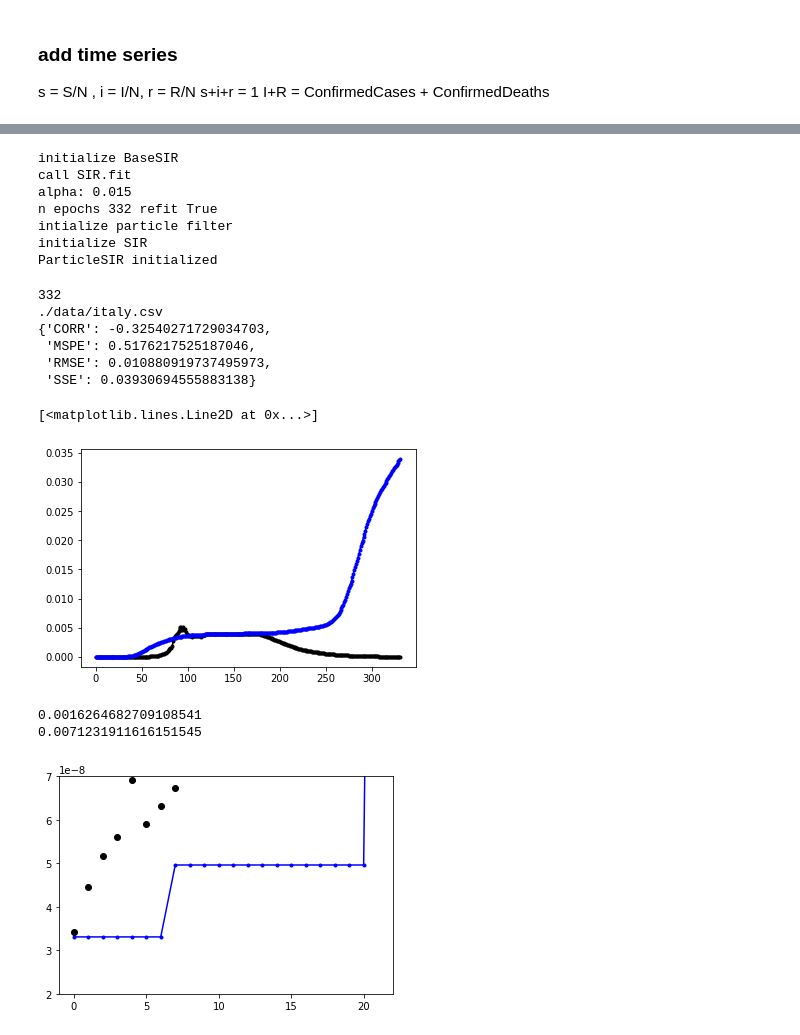
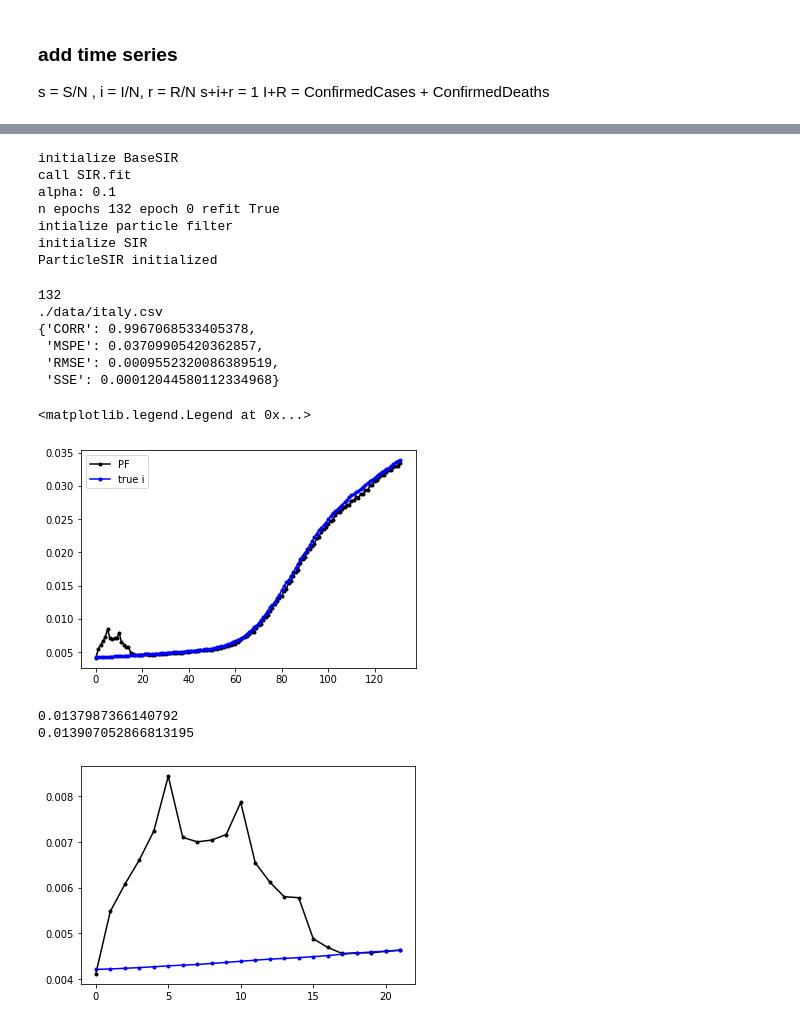
Before and after one commit to xprizetbsi/pandemic_response, a Jupyter notebook: Predictor/predict_clean.ipynb, the cells around one changed output, grey strips where cells are left out. Drawn from its saved outputs; the diff is of its cells as text; code cells hidden in the pictures.

```diff
--- a/Predictor/predict_clean.ipynb
+++ b/Predictor/predict_clean.ipynb
@@ -116,7 +100,7 @@ len(italy_data)
 from models import *
 
 #Model Parameters
-num_particles = 100#50
+num_particles = 500#50
 ens = num_particles
 year = '2019-20'
 file = 'italy' #CDC filename
@@ -129,8 +113,8 @@ path = 'Particle_Filter'
 
 #Set parameters
 params = {} #read_params('./data/params/params2019-20.csv')
-params['alpha'] =  0.015#.35 # beta
-params['beta'] =  0.035 #035  # gamma
+params['alpha'] = .1  #beta
+params['beta'] =  0.03  # gamma
 params['CDC'] = f'./data/{file}.csv'
 params['filtering'] =True
 params['time_varying'] =True
@@ -144,8 +128,8 @@ sir = ParticleSIR(num_particles, params)
 # %% [output]
 initialize BaseSIR
 call SIR.fit
-alpha: 0.015
-n epochs 332 refit True
+alpha: 0.1
+n epochs 132 epoch 0 refit True
 intialize particle filter
 initialize SIR
 ParticleSIR initialized
@@ -154,11 +138,8 @@ print(dat.shape[0])
 print(params['CDC'])
 sir.predict_with_filter(params)
 
-#out_str = ','.join(map(str, sir.IS))
 pprint(sir.scores)
 
-#display(dat.shape)
-#write_file(path, year, sir, out_str)
 
 import matplotlib.pyplot as plt
 
@@ -166,28 +147,29 @@ x =   np.arange(0,len(sir.Is))
 y = sir.IS
 y_true =sir.CDC_obs
 
-plt.plot(x,  y, '.-', color='black');
+plt.plot(x,  y, '.-', color='black',label='PF');
 
-plt.plot(x,y_true, '.-',color='blue')
+plt.plot(x,y_true, '.-',color='blue',label='true i')
+plt.legend()
 # %% [output]
-332
+132
 ./data/italy.csv
-{'CORR': -0.32540271729034703,
- 'MSPE': 0.5176217525187046,
- 'RMSE': 0.010880919737495973,
- 'SSE': 0.03930694555883138}
+{'CORR': 0.9967068533405378,
+ 'MSPE': 0.03709905420362857,
+ 'RMSE': 0.0009552320086389519,
+ 'SSE': 0.00012044580112334968}
-[<matplotlib.lines.Line2D at 0x...>]
+<matplotlib.legend.Legend at 0x...>
-[figure, old version]
+[figure, new version]
 # %%
-plt.plot(x[:22],  y[:22], 'o', color='black');
+plt.plot(x[ :22],  y[:22], '.-', color='black');
 plt.plot(x[:22],y_true[:22], '.-',color='blue')
-plt.ylim([0.2e-7,0.7e-7])
+
 print(np.mean(y))
 print(np.mean(y_true))
 # %% [output]
-0.0016264682709108541
-0.0071231911616151545
+0.0137987366140792
+0.013907052866813195
-[figure, old version]
+[figure, new version]
 # %%
 plt.plot(sir.beta_list,'.-',label='beta (remove rate)')
 plt.plot(sir.alpha_list,'.-',label='alpha (transmission rate)')
```
Also changed, not shown: parts of 4 cells of this notebook, 2 other files.
